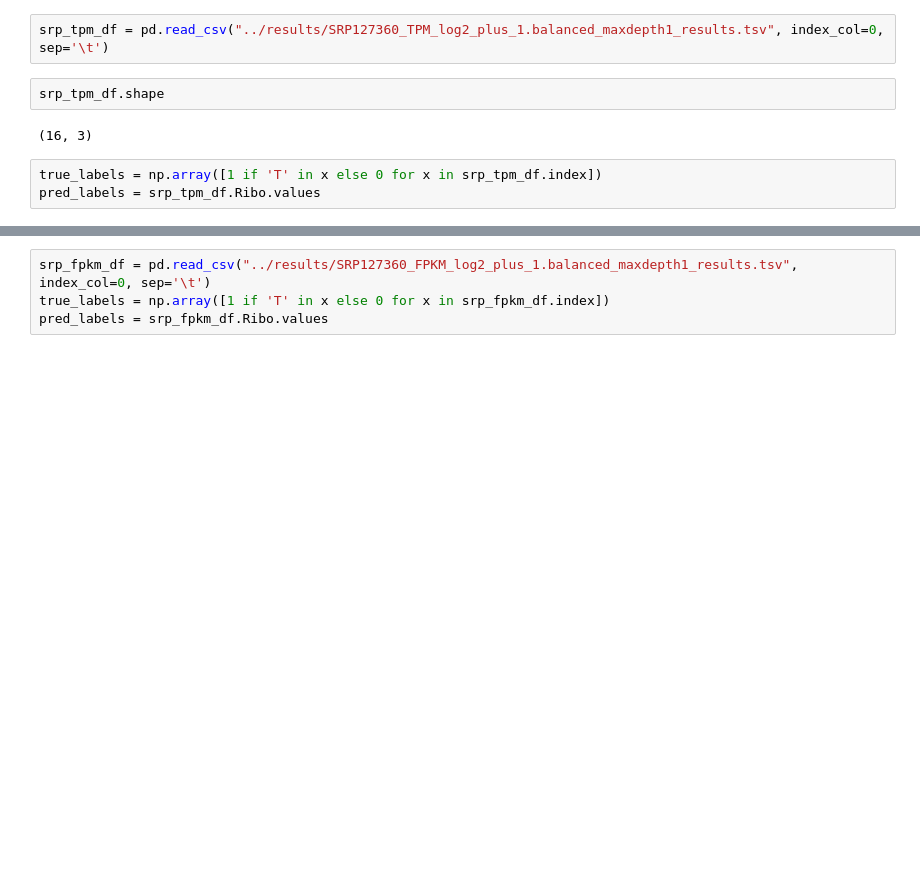
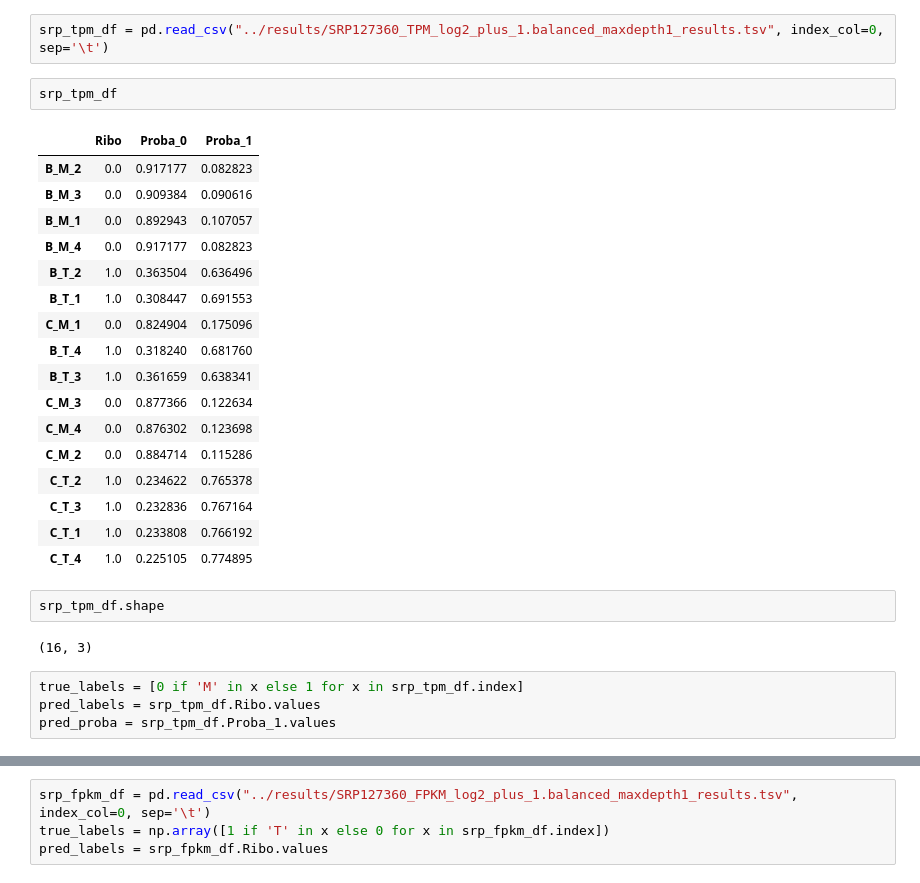
Before and after one commit to ioannisa92/RiboVsPolyA, a Jupyter notebook: examples/SRP127360_classifier_results.ipynb, the cells around one changed output, grey strips where cells are left out. Saved outputs shown, nothing was run; the diff lists cells and outputs as text; blank space fills up the shorter version.

```diff
--- a/examples/SRP127360_classifier_results.ipynb
+++ b/examples/SRP127360_classifier_results.ipynb
@@ -190,9 +237,30 @@ def node_classification_eval():
 # %%
 srp_tpm_df = pd.read_csv("../results/SRP127360_TPM_log2_plus_1.balanced_maxdepth1_results.tsv", index_col=0, sep='\t')
+# %%
+srp_tpm_df
+# %% [output]
+|  | Ribo | Proba_0 | Proba_1 |
+| B_M_2 | 0.0 | 0.917177 | 0.082823 |
+| B_M_3 | 0.0 | 0.909384 | 0.090616 |
+| B_M_1 | 0.0 | 0.892943 | 0.107057 |
+| B_M_4 | 0.0 | 0.917177 | 0.082823 |
+| B_T_2 | 1.0 | 0.363504 | 0.636496 |
+| B_T_1 | 1.0 | 0.308447 | 0.691553 |
+| C_M_1 | 0.0 | 0.824904 | 0.175096 |
+| B_T_4 | 1.0 | 0.318240 | 0.681760 |
+| B_T_3 | 1.0 | 0.361659 | 0.638341 |
+| C_M_3 | 0.0 | 0.877366 | 0.122634 |
+| C_M_4 | 0.0 | 0.876302 | 0.123698 |
+| C_M_2 | 0.0 | 0.884714 | 0.115286 |
+| C_T_2 | 1.0 | 0.234622 | 0.765378 |
+| C_T_3 | 1.0 | 0.232836 | 0.767164 |
+| C_T_1 | 1.0 | 0.233808 | 0.766192 |
+| C_T_4 | 1.0 | 0.225105 | 0.774895 |
 # %%
 srp_tpm_df.shape
 # %% [output]
 (16, 3)
 # %%
-true_labels = np.array([1 if 'T' in x else 0 for x in srp_tpm_df.index])
+true_labels = [0 if 'M' in x else 1 for x in srp_tpm_df.index]
 pred_labels = srp_tpm_df.Ribo.values
+pred_proba = srp_tpm_df.Proba_1.values
```
Also changed, not shown: parts of 11 cells of this notebook, 16 other files.
